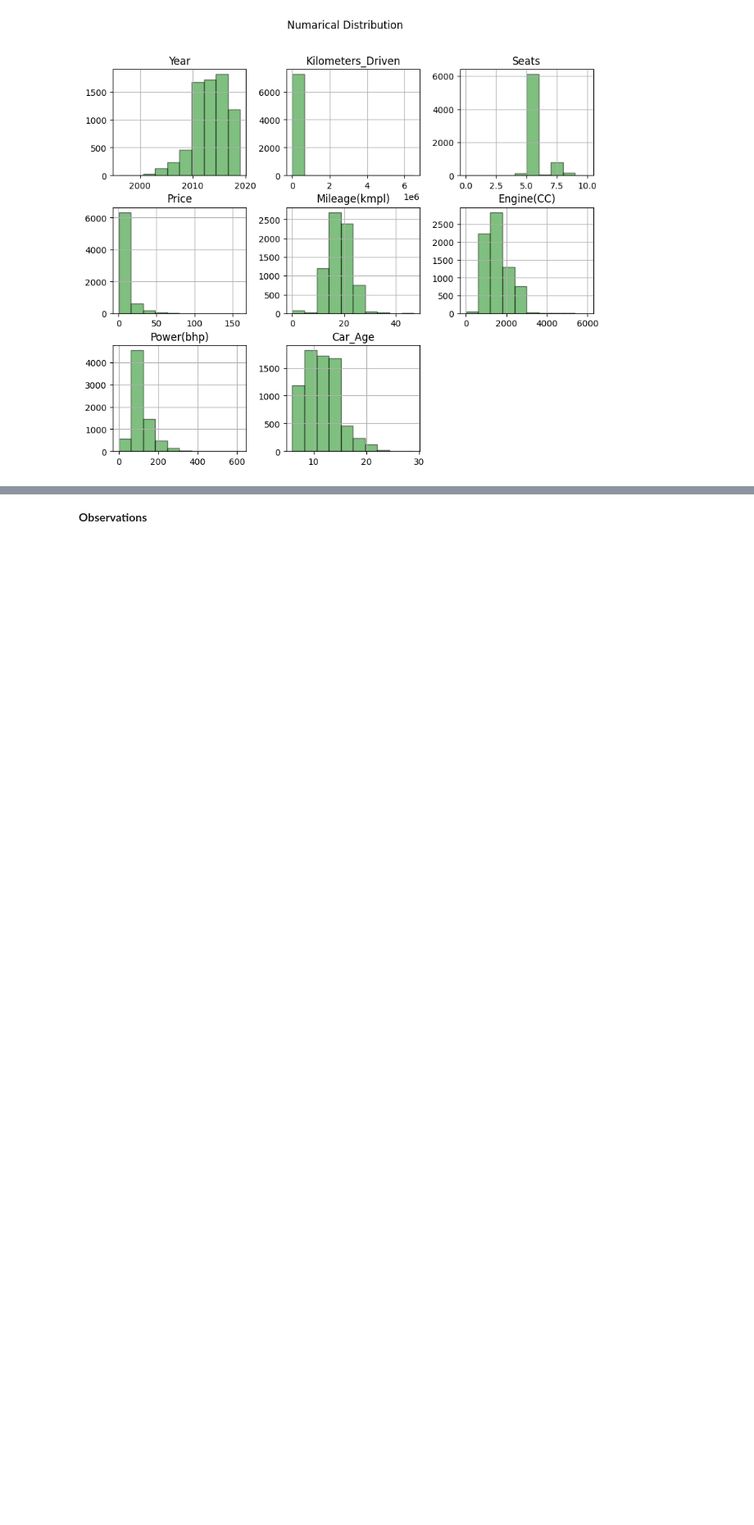
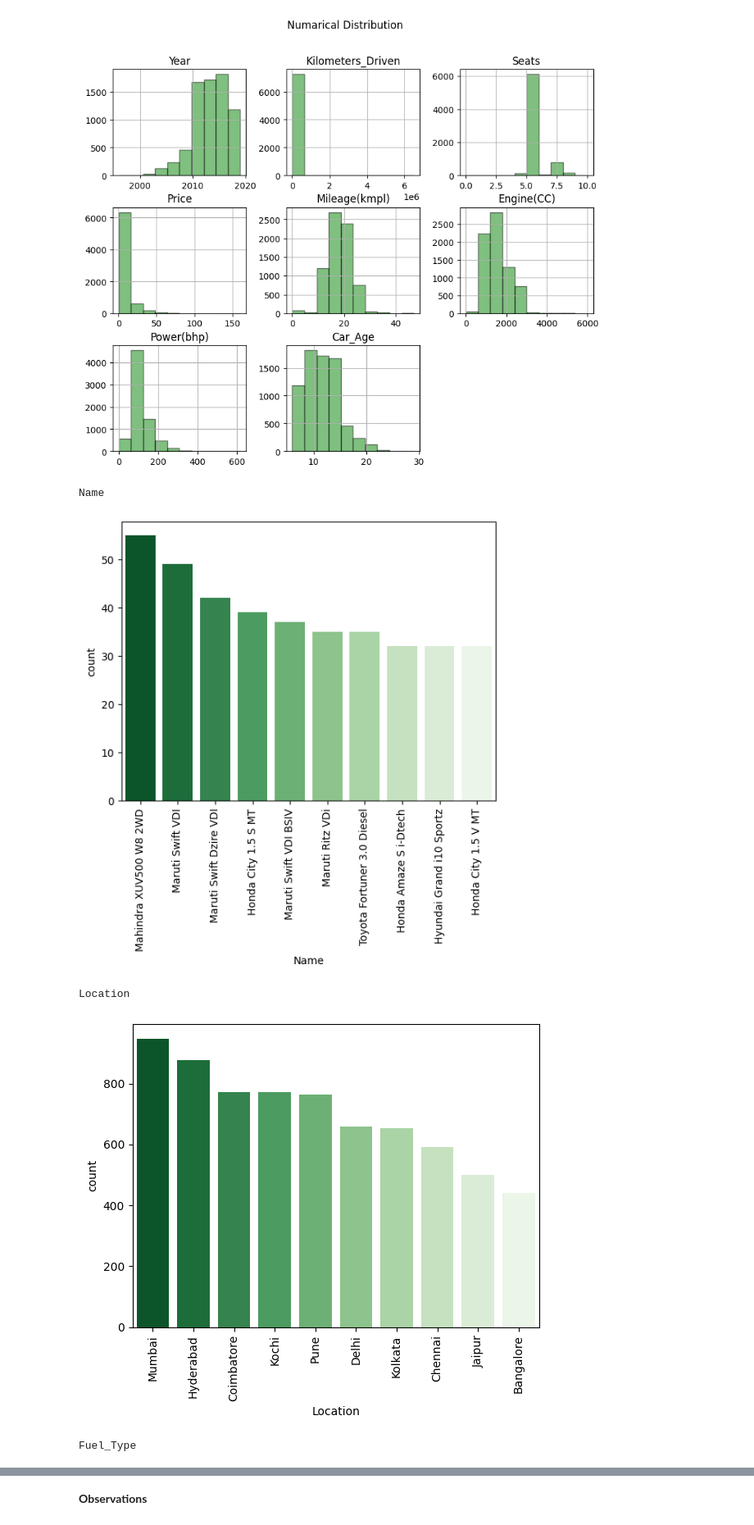
Before and after one commit to karthik-k11/Machine-Learning, a Jupyter notebook: EDA/car_EDA.ipynb, the cells around one changed output, grey strips where cells are left out. Shown at 82% size. Saved outputs shown, nothing was run; the diff lists cells and outputs as text; code cells hidden in the pictures; blank space fills up the shorter version.

```diff
--- a/EDA/car_EDA.ipynb
+++ b/EDA/car_EDA.ipynb
@@ -290,7 +290,16 @@ plt.show()
 <Figure size 1000x800 with 0 Axes>
 [figure]
 # %%
+import seaborn as sns
+
 for col in categorical:
-    sns.countplot(data= df, x= col, order=df[col].value_counts().head(10).index, palette='Greens')
+    print(col)
+    sns.countplot(data=df,x=col, order=df[col].value_counts().head(10).index,palette='Greens_r')
     plt.xticks(rotation=90)
     plt.show()
+# %% [output]
+Name
+[figure, added]
+Location
+[figure, added]
+Fuel_Type
```
Also changed, not shown: parts of 7 cells of this notebook, 1 other file.
